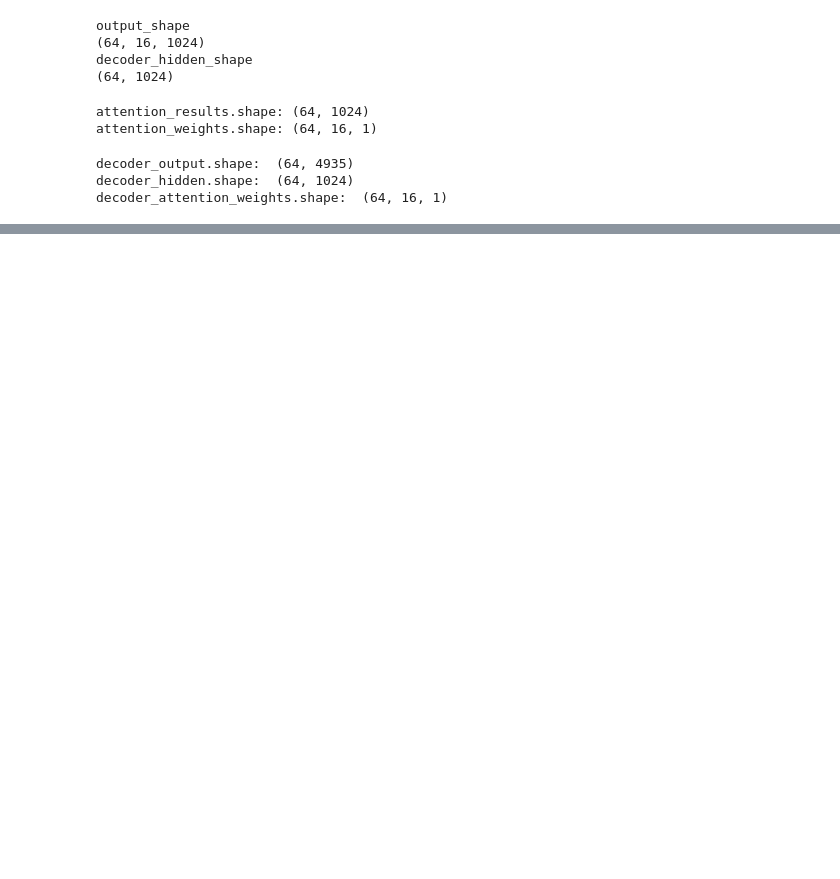
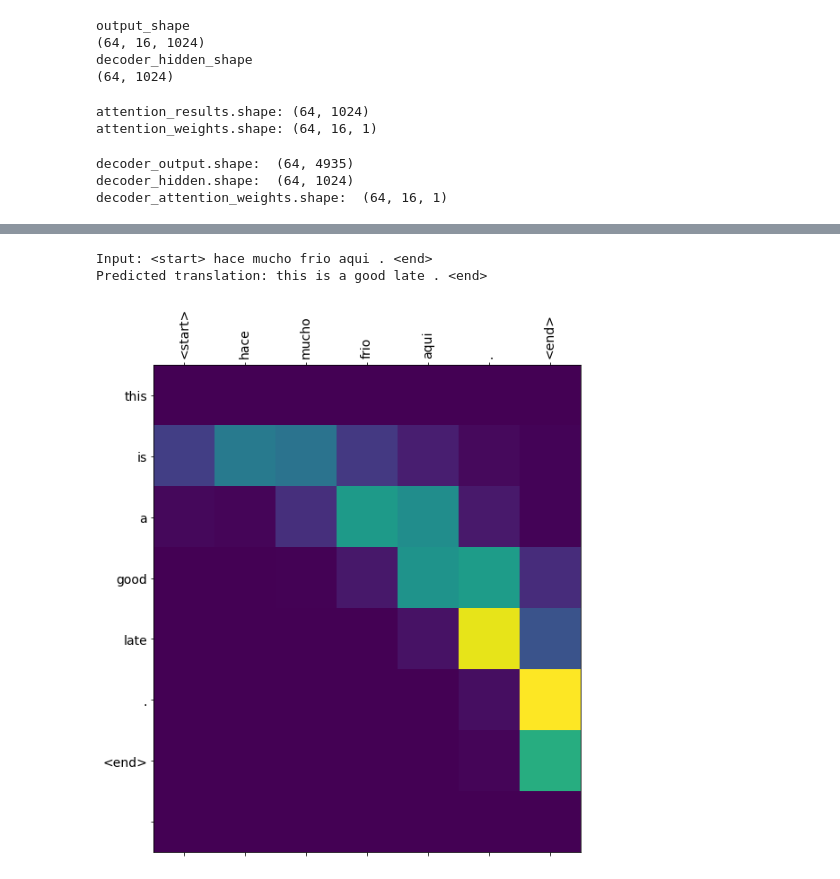
Before and after one commit to CLIS-237/Machine-Translation_Spanish-to-English, a Jupyter notebook: seq_seq_attention.ipynb, the cells around one changed output, grey strips where cells are left out. Cells and saved outputs as stored; diff of their text form; code cells hidden in the pictures; blank space fills up the shorter version.

```diff
--- a/seq_seq_attention.ipynb
+++ b/seq_seq_attention.ipynb
@@ -97,7 +81,16 @@ print(preprocess_sentence(sp_sentence))
 <start> then what ? <end>
 <start> ¿ entonces que ? <end>
 # %%
-from google.colab import drive
-drive.mount('/content/drive')
-en_spa_file_path = '/content/drive/MyDrive/Colab/chapter_10/data_spa_en/spa.txt'
+#from google.colab import drive
+#drive.mount('/content/drive')
+#en_spa_file_path = '/content/drive/MyDrive/Colab/chapter_10/data_spa_en/spa.txt'
+
+# 非挂载方式
+#en_spa_file_path = '/content/train_local/spa.txt'
+
+# 尝试2
+!mkdir ./data
+!cp ./drive/MyDrive/Colab\ Notebooks/spa.zip ./data/
+!cd ./data && unzip spa.zip
+en_spa_file_path = './data/spa.txt'
 # %% [output]
@@ -384,11 +378,27 @@ def train_step(inp, targ, encoding_hidden):
     for t in range(0, targ.shape[1] - 1):
       # batch_size 1
       decoding_input = tf.expand_dims(targ[:,t], 1)
-      prediction, decoding_hidden, _ = decoder(decoding_input, decoding_hidden, encoding_outputs)
-      loss += loss_function(targ[:,t+1], predictions)
+      prediction, decoding_hidden, _ = decoder(decoding_input, decoding_hidden, encoding_output)
+      loss += loss_function(targ[:,t+1], prediction)
 
   batch_loss = loss/int(targ.shape[0])
-  variables = encoder.trainable_variables + decoder.trainable_varieables
-  gradients = type.gradient(loss, variables)
+  variables = encoder.trainable_variables + decoder.trainable_variables
+  gradients = tape.gradient(loss, variables)
   optimizer.apply_gradients(zip(gradients, variables))
   return batch_loss
+# %%
+epochs = 1
+step_per_epoch = len(input_tensor) // batch_size
+
+for epoch in range(epochs):
+  start = time.time()
+  encoding_hidden = encoder.initialize_hidden_state()
+  total_loss = 0
+  # enumerate的返回形式 (batch, (inp, targ))
+  for(batch, (inp, targ)) in enumerate(train_dataset.take(step_per_epoch)):
+    batch_loss = train_step(inp, targ, encoding_hidden)
+    total_loss += batch_loss
+    if batch % 100 == 0:
+      print('Epoch {} Batch {} Loss {:.4f}'.format(epoch+1, batch, batch_loss.numpy()))
+  print('Epoch {} Loss {:.4f}'.format(epoch + 1, total_loss / step_per_epoch))
+  print('Time take for 1 epoch {} sec\n'.format(time.time()-start))
@@ -394,0 +469,6 @@ def train_step(inp, targ, encoding_hidden):
+# %%
+translate(u'hace mucho frío aquí.')
+# %% [output]
+Input: <start> hace mucho frio aqui . <end>
+Predicted translation: this is a good late . <end>
+[figure, added]
```
Also changed, not shown: parts of 7 cells of this notebook.
